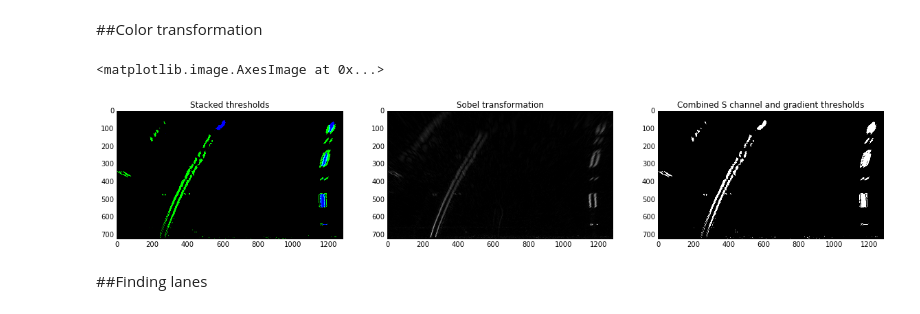
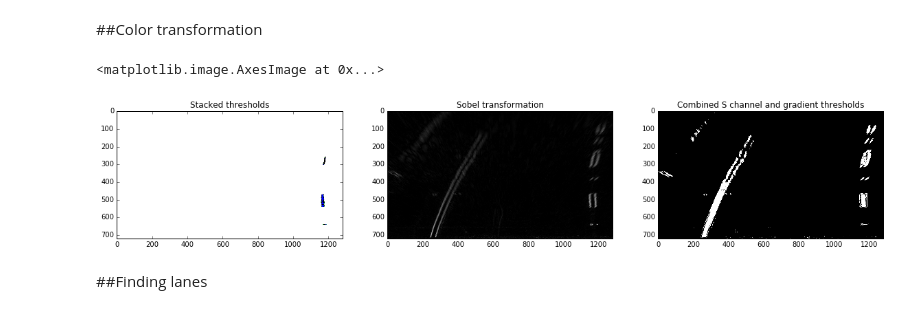
Before and after one commit to AlexanderKim/CarND-Advanced-Lane-Lines, a Jupyter notebook: Advanced Lane Finding.ipynb, the cells around one changed output. Saved outputs shown, nothing was run; the diff lists cells and outputs as text; code cells hidden in the pictures.

```diff
--- a/Advanced Lane Finding.ipynb
+++ b/Advanced Lane Finding.ipynb
@@ -163,18 +163,20 @@ def color_transformation(img):
     # Convert to HLS color space and separate the S channel
     # Note: img is the undistorted image
     hls = cv2.cvtColor(img, cv2.COLOR_RGB2HLS)
+    # hls = cv2.cvtColor(img, cv2.COLOR_RGB2LAB)
 
     # Tried L channel, and it actually works better
-    s_channel = hls[:,:,1]
+    s_channel = hls[:,:,2]
 
     # Grayscale image
     # NOTE: we already saw that standard grayscaling lost color information for the lane lines
     # Explore gradients in other colors spaces / color channels to see what might work better
-    gray = cv2.cvtColor(img, cv2.COLOR_RGB2GRAY)
+    # gray = cv2.cvtColor(img, cv2.COLOR_RGB2GRAY)
+    lab = cv2.cvtColor(img, cv2.COLOR_RGB2LAB)
+    l_channel = lab[:,:,0]
 
     # Sobel x
-    sobelx = cv2.Sobel(gray, cv2.CV_64F, 1, 0) # Take the derivative in x
-    # sobelx = cv2.Sobel(s_channel, cv2.CV_64F, 1, 0) # Take the derivative in x
+    sobelx = cv2.Sobel(l_channel, cv2.CV_64F, 1, 0) # Take the derivative in x
     abs_sobelx = np.absolute(sobelx) # Absolute x derivative to accentuate lines away from horizontal
     scaled_sobel = np.uint8(255*abs_sobelx/np.max(abs_sobelx))
 
@@ -186,36 +188,45 @@ def color_transformation(img):
 
     # Threshold color channel
     s_thresh_min = 190
     s_thresh_max = 255
     s_binary = np.zeros_like(s_channel)
     s_binary[(s_channel >= s_thresh_min) & (s_channel <= s_thresh_max)] = 1
 
+    # Try with red channel of RGB space
+    r = cv2.cvtColor(img, cv2.COLOR_RGB2BGR)
+    r_channel = r[:,:,2]
+    r_thresh_min = 240
+    r_thresh_max = 255
+    r_binary = np.zeros_like(r_channel)
+    r_binary[(r_channel >= r_thresh_min) & (r_channel <= r_thresh_max)] = 1
+
     # Stack each channel to view their individual contributions in green and blue respectively
     # This returns a stack of the two binary images, whose components you can see as different colors
-    color_binary = np.dstack(( np.zeros_like(sxbinary), sxbinary, s_binary)) * 255
+    color_binary = np.dstack(( np.zeros_like(sxbinary), sxbinary, s_binary, r_binary)) * 255
 
     # Combine the two binary thresholds
     combined_binary = np.zeros_like(sxbinary)
-    combined_binary[(s_binary == 1) | (sxbinary == 1)] = 1
+    combined_binary[(s_binary == 1) | (sxbinary == 1) | (r_binary == 1)] = 1
+    # combined_binary[(sobelx == 1)] = 1
 
     return color_binary, combined_binary, scaled_sobel
 
 # color_binary, combined_binary = color_transformation_udacity( cv2.imread('./test_images/test5.jpg') )
 color_binary, combined_binary, scaled_sobel = color_transformation( warped )
 
 # Plotting thresholded images
 f, (ax1, ax2, ax3) = plt.subplots(1, 3, figsize=(20,16))
 ax1.set_title('Stacked thresholds')
 ax1.imshow(color_binary)
 
 ax2.set_title('Sobel transformation')
 ax2.imshow(scaled_sobel, cmap='gray')
 
 ax3.set_title('Combined S channel and gradient thresholds')
 ax3.imshow(combined_binary, cmap='gray')
 # %% [output]
 <matplotlib.image.AxesImage at 0x...>
-[figure, old version]
+[figure, new version]
 # %% [markdown]
 ##Finding lanes
 # %%
```
Also changed, not shown: parts of 3 cells of this notebook.
